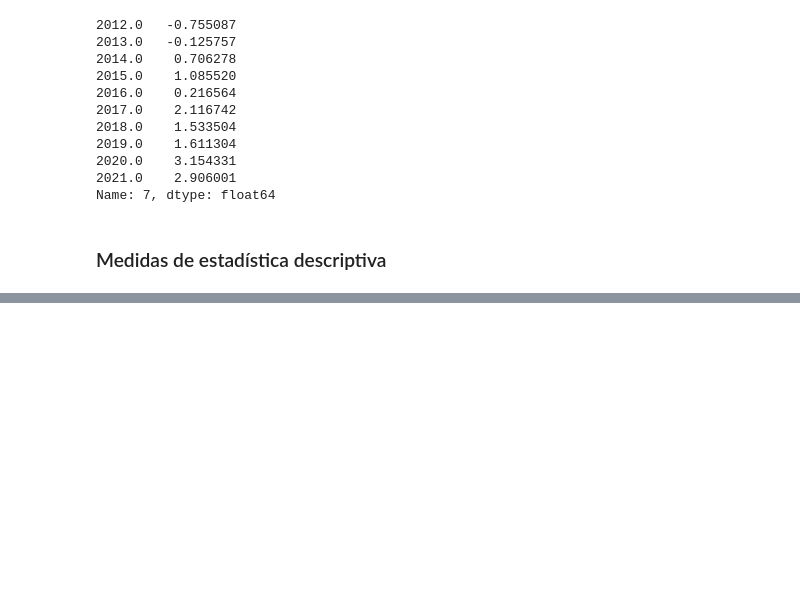
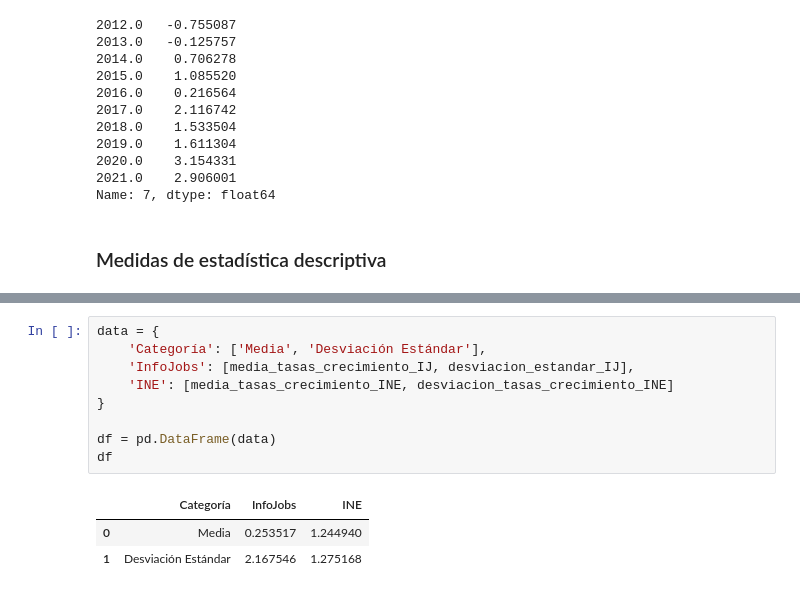
Before and after one commit to adrianbenitezrueda/first-project-data, a Jupyter notebook: main_josemi.ipynb, the cells around one changed output, grey strips where cells are left out. Cells and saved outputs as stored; diff of their text form; blank space fills up the shorter version.

```diff
--- a/main_josemi.ipynb
+++ b/main_josemi.ipynb
@@ -332,3 +336,16 @@ print(f"La desviación estándar de las tasas de crecimiento anual es: {desviaci
 # %% [output]
 La media de las tasas de crecimiento anual es: 1.2449401434586904%
 La desviación estándar de las tasas de crecimiento anual es: 1.2751677217387007%
+# %%
+data = {
+    'Categoría': ['Media', 'Desviación Estándar'],
+    'InfoJobs': [media_tasas_crecimiento_IJ, desviacion_estandar_IJ],
+    'INE': [media_tasas_crecimiento_INE, desviacion_tasas_crecimiento_INE]
+}
+
+df = pd.DataFrame(data)
+df
+# %% [output]
+|  | Categoría | InfoJobs | INE |
+| 0 | Media | 0.253517 | 1.244940 |
+| 1 | Desviación Estándar | 2.167546 | 1.275168 |
```
Also changed, not shown: parts of 11 cells of this notebook.
